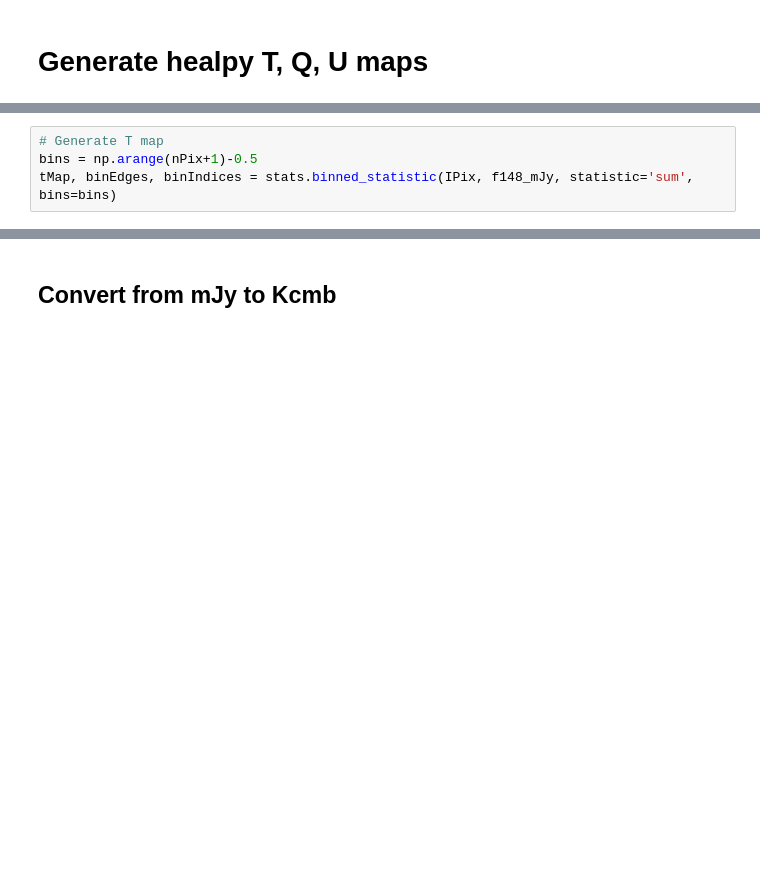
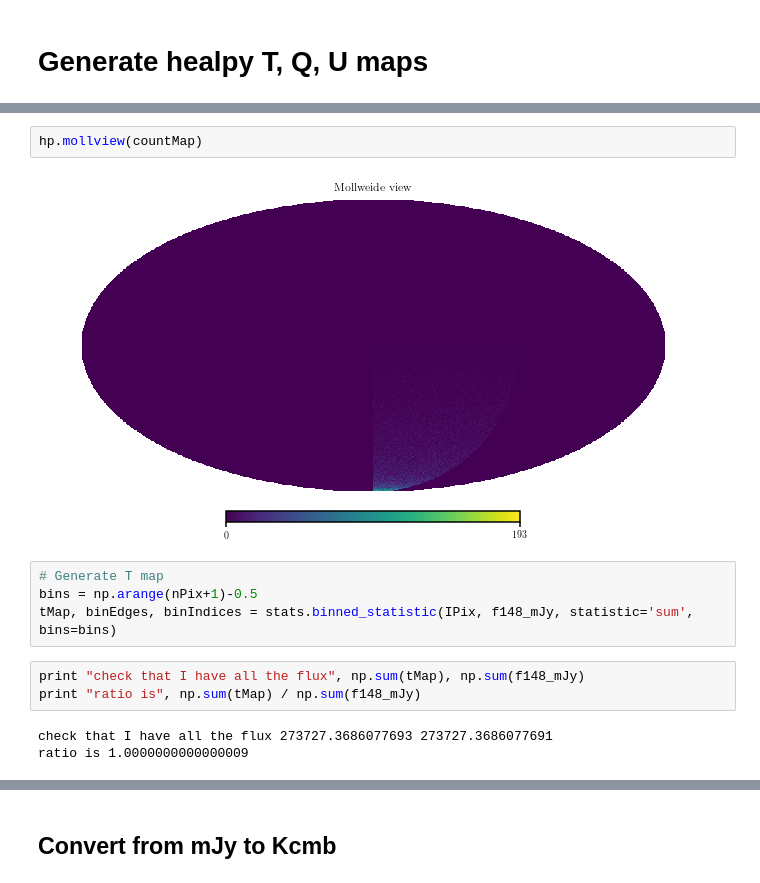
Before and after one commit to EmmanuelSchaan/SehgalRadioPolarizedSources, a Jupyter notebook: generate_TQU_radio.ipynb, the cells around one changed output, grey strips where cells are left out. Drawn from its saved outputs; the diff is of its cells as text; blank space fills up the shorter version.

```diff
--- a/generate_TQU_radio.ipynb
+++ b/generate_TQU_radio.ipynb
@@ -65,4 +110,14 @@ myHistogram(IPix, nBins=71, lim=None, S2Theory=[], path=None, plot=True, nameLat
+# %%
+hp.mollview(countMap)
+# %% [output]
+[figure, added]
 # %%
 # Generate T map
 bins = np.arange(nPix+1)-0.5
 tMap, binEdges, binIndices = stats.binned_statistic(IPix, f148_mJy, statistic='sum', bins=bins)
+# %%
+print "check that I have all the flux", np.sum(tMap), np.sum(f148_mJy)
+print "ratio is", np.sum(tMap) / np.sum(f148_mJy)
+# %% [output]
+check that I have all the flux 273727.3686077693 273727.3686077691
+ratio is 1.0000000000000009
```
Also changed, not shown: parts of 31 cells of this notebook, 1 other file.
